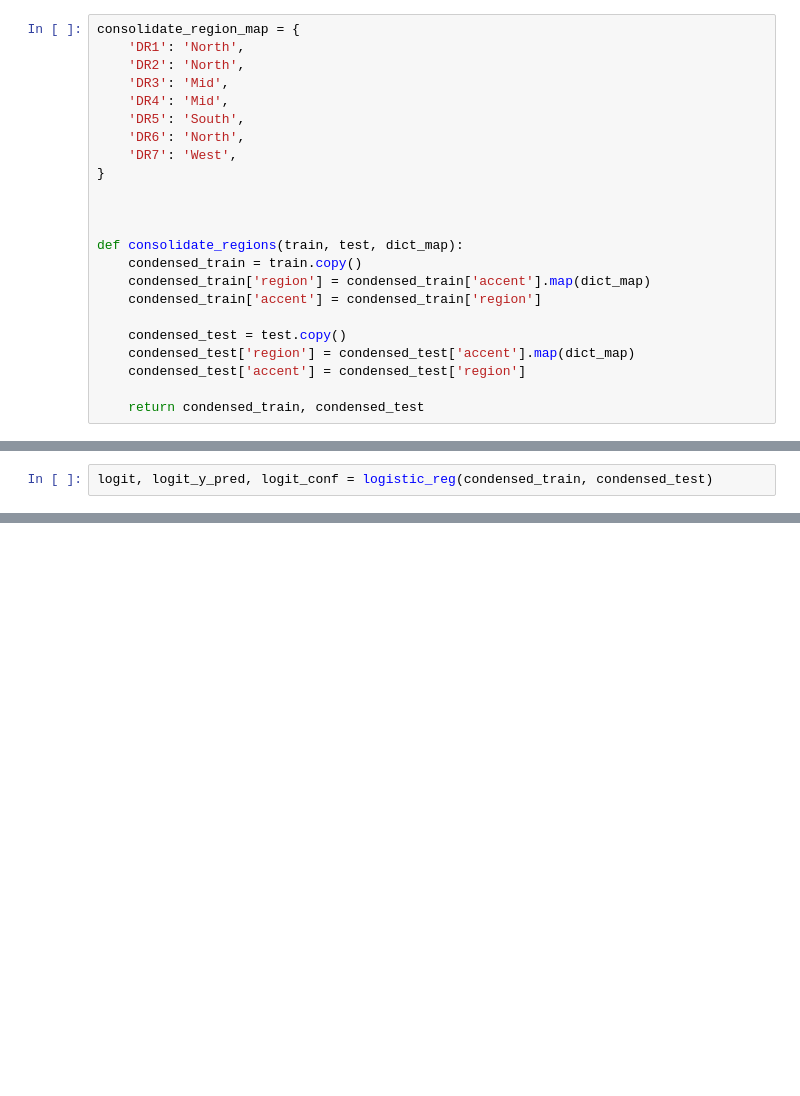
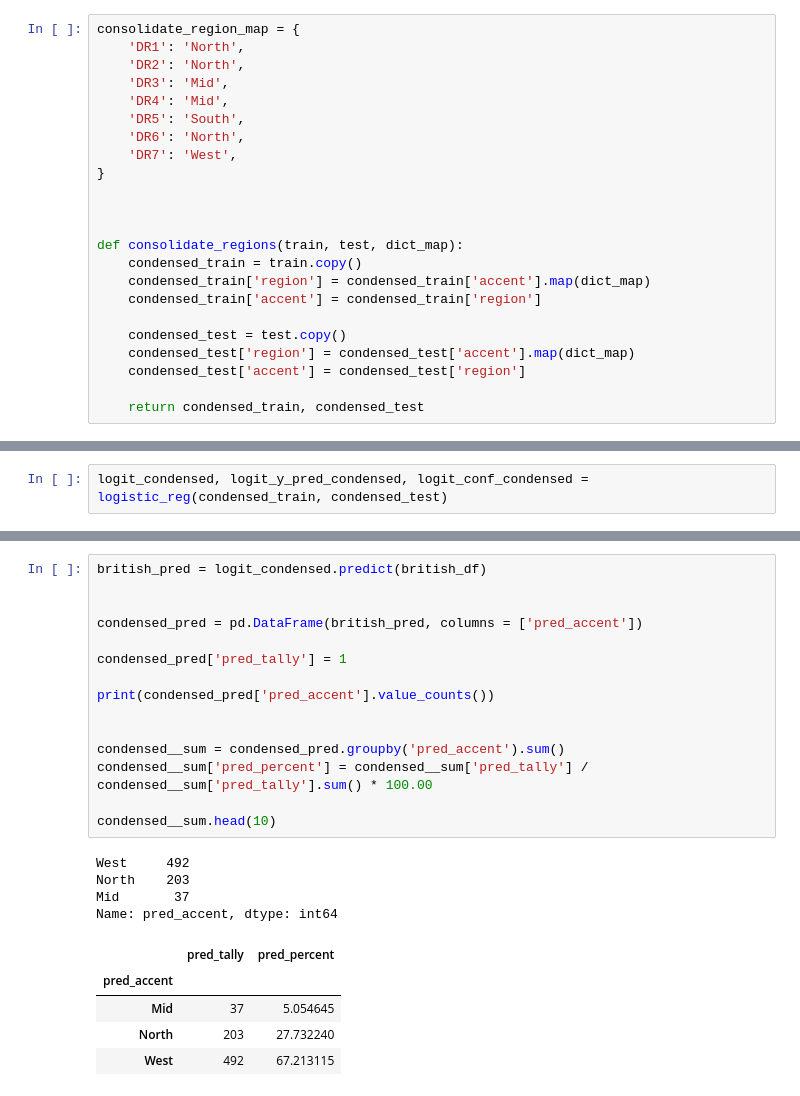
Before and after one commit to andrewpaster/isye_6740_final_project_accents, a Jupyter notebook: Models/Logistic Regression_ mfcc.ipynb, the cells around one changed output, grey strips where cells are left out. Cells and saved outputs as stored; diff of their text form; blank space fills up the shorter version.

```diff
--- a/Models/Logistic Regression_ mfcc.ipynb
+++ b/Models/Logistic Regression_ mfcc.ipynb
@@ -170,4 +207,4 @@ West     1967
 Name: accent, dtype: int64
 # %%
-logit, logit_y_pred, logit_conf = logistic_reg(condensed_train, condensed_test)
+logit_condensed, logit_y_pred_condensed, logit_conf_condensed = logistic_reg(condensed_train, condensed_test)
 # %% [output]
@@ -186,0 +224,25 @@ support    13596.000000  13596.000000
+# %%
+british_pred = logit_condensed.predict(british_df)
+
+
+condensed_pred = pd.DataFrame(british_pred, columns = ['pred_accent'])
+
+condensed_pred['pred_tally'] = 1
+
+print(condensed_pred['pred_accent'].value_counts())
+
+
+condensed__sum = condensed_pred.groupby('pred_accent').sum()
+condensed__sum['pred_percent'] = condensed__sum['pred_tally'] / condensed__sum['pred_tally'].sum() * 100.00
+
+condensed__sum.head(10)
+# %% [output]
+West     492
+North    203
+Mid       37
+Name: pred_accent, dtype: int64
+|  | pred_tally | pred_percent |
+| pred_accent |  |  |
+| Mid | 37 | 5.054645 |
+| North | 203 | 27.732240 |
+| West | 492 | 67.213115 |
```
Also changed, not shown: parts of 11 cells of this notebook.
